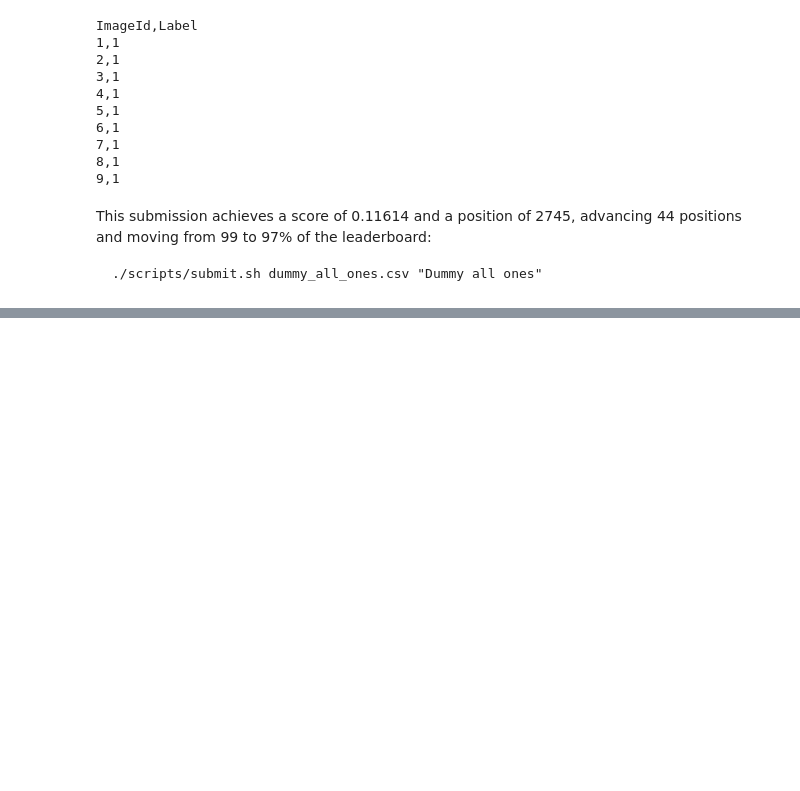
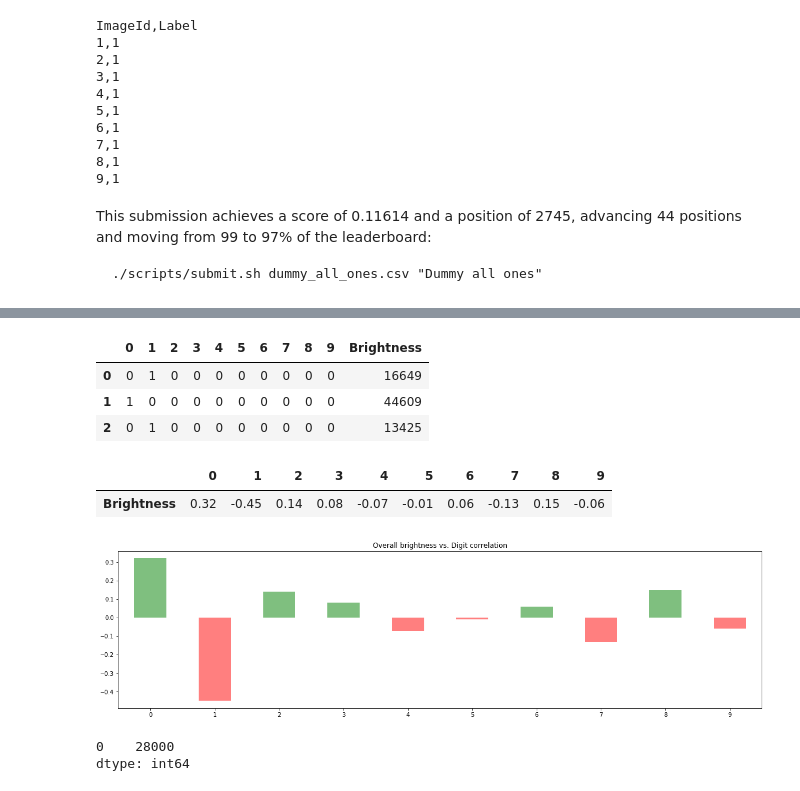
Before and after one commit to dataista0/deep-learning-computer-vision-project, a Jupyter notebook: notebooks/1-first-contact.ipynb, the cells around one changed output, grey strips where cells are left out. Cells and saved outputs as stored; diff of their text form; code cells hidden in the pictures; blank space fills up the shorter version.

Commit message:
wip: better trivial models in 1-first-contact notebook

```diff
--- a/notebooks/1-first-contact.ipynb
+++ b/notebooks/1-first-contact.ipynb
@@ -151,0 +154,29 @@ This submission achieves a score of 0.11614 and a position of 2745, advancing 44
+# %%
+df = pd.concat([pd.get_dummies(y), X.sum(axis=1)], axis=1)
+df.columns = list(range(10)) + ['Brightness']
+df.head(3)
+# %% [output]
+|  | 0 | 1 | 2 | 3 | 4 | 5 | 6 | 7 | 8 | 9 | Brightness |
+| 0 | 0 | 1 | 0 | 0 | 0 | 0 | 0 | 0 | 0 | 0 | 16649 |
+| 1 | 1 | 0 | 0 | 0 | 0 | 0 | 0 | 0 | 0 | 0 | 44609 |
+| 2 | 0 | 1 | 0 | 0 | 0 | 0 | 0 | 0 | 0 | 0 | 13425 |
+# %%
+corr = df.corr()['Brightness'][0:10].round(2)
+corr.plot(kind='bar', figsize=(20, 5), color=['g' if c > 0 else 'r' for c in corr], alpha=0.5, rot=0,
+         title='Overall brightness vs. Digit correlation')
+pd.DataFrame(corr).T
+# %% [output]
+|  | 0 | 1 | 2 | 3 | 4 | 5 | 6 | 7 | 8 | 9 |
+| Brightness | 0.32 | -0.45 | 0.14 | 0.08 | -0.07 | -0.01 | 0.06 | -0.13 | 0.15 | -0.06 |
+[figure, added]
+# %%
+from sklearn.linear_model import LogisticRegression
+
+m = LogisticRegression().fit(pd.DataFrame(X.sum(axis=1)), y)
+
+y_pred = m.predict(pd.DataFrame(X_submit.sum(axis=1)))
+
+pd.Series(y_pred).value_counts()
+# %% [output]
+0    28000
+dtype: int64
```
Also changed, not shown: parts of 22 cells of this notebook.
